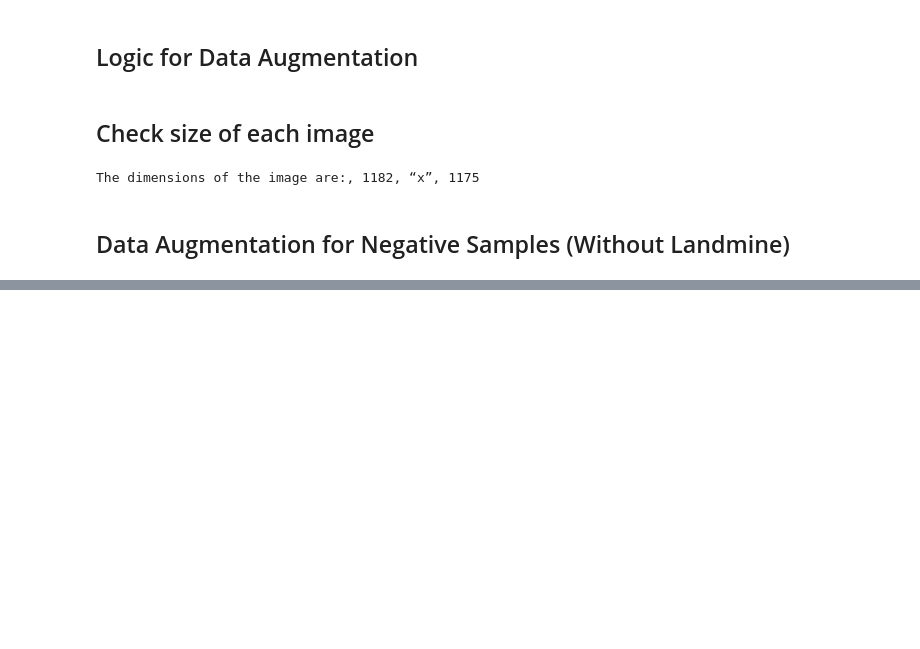
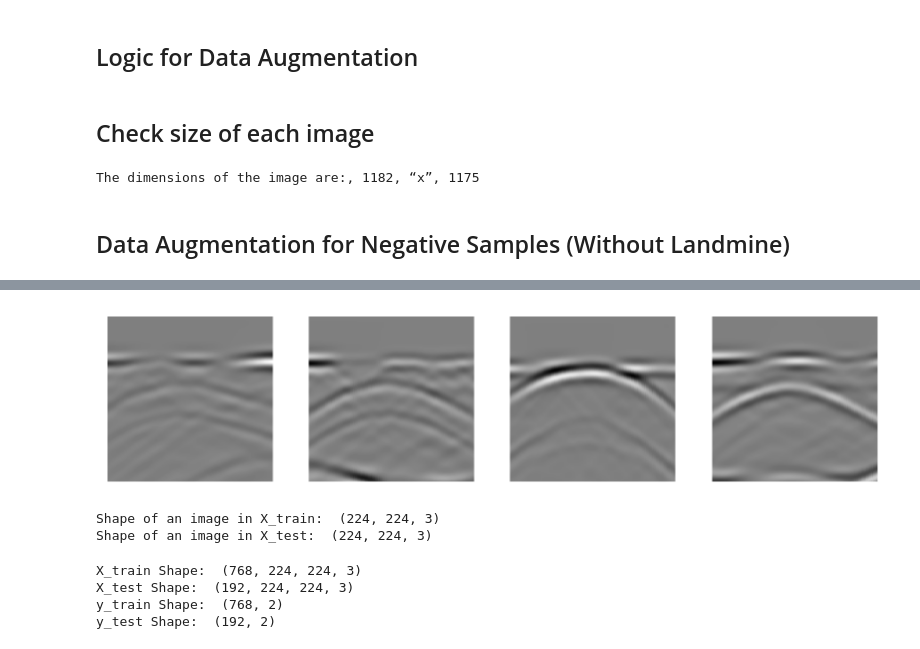
Before and after one commit to ajayanilkumar/Landmine-Detection-GPR, a Jupyter notebook: classify.ipynb, the cells around one changed output, grey strips where cells are left out. Drawn from its saved outputs; the diff is of its cells as text; code cells hidden in the pictures; blank space fills up the shorter version.

```diff
--- a/classify.ipynb
+++ b/classify.ipynb
@@ -99,0 +114,10 @@ for filename in os.listdir(directory):
+# %%
+os.chdir('/Users/anilrao/Desktop/Capstone_Code/dataset/yes')
+X = []
+y = []
+for i in tqdm(os.listdir()):
+      img = cv2.imread(i)
+      img = cv2.resize(img,(224,224))
+      X.append(img)
+      y.append('Y')
+      print('Y')
@@ -99,0 +142,8 @@ for filename in os.listdir(directory):
+# %%
+os.chdir('/Users/anilrao/Desktop/Capstone_Code/dataset/no')
+for i in tqdm(os.listdir()):
+      img = cv2.imread(i)
+      img = cv2.resize(img,(224,224))
+      X.append(img)
+      y.append('N')
+      print('N')
@@ -99,0 +168,37 @@ for filename in os.listdir(directory):
+# %%
+%matplotlib inline
+import matplotlib.pyplot as plt
+plt.figure(figsize=(10, 10))
+for i in range(4):
+    plt.subplot(1, 4, i+1)
+    plt.imshow(X[i], cmap="gray")
+    plt.axis('off')
+plt.show()
+# %% [output]
+[figure, added]
+# %%
+X_train, X_test, y_train, y_test = train_test_split(X, y, test_size=0.20, random_state=42)
+print ("Shape of an image in X_train: ", X_train[0].shape)
+print ("Shape of an image in X_test: ", X_test[0].shape)
+# %% [output]
+Shape of an image in X_train:  (224, 224, 3)
+Shape of an image in X_test:  (224, 224, 3)
+# %%
+le = preprocessing.LabelEncoder()
+y_train = le.fit_transform(y_train)
+y_test = le.fit_transform(y_test)
+y_train = tf.keras.utils.to_categorical(y_train, num_classes=2)
+y_test = tf.keras.utils.to_categorical(y_test, num_classes=2)
+y_train = np.array(y_train)
+X_train = np.array(X_train)
+y_test = np.array(y_test)
+X_test = np.array(X_test)
+print("X_train Shape: ", X_train.shape)
+print("X_test Shape: ", X_test.shape)
+print("y_train Shape: ", y_train.shape)
+print("y_test Shape: ", y_test.shape)
+# %% [output]
+X_train Shape:  (768, 224, 224, 3)
+X_test Shape:  (192, 224, 224, 3)
+y_train Shape:  (768, 2)
+y_test Shape:  (192, 2)
```
Also changed, not shown: parts of 10 cells of this notebook.
